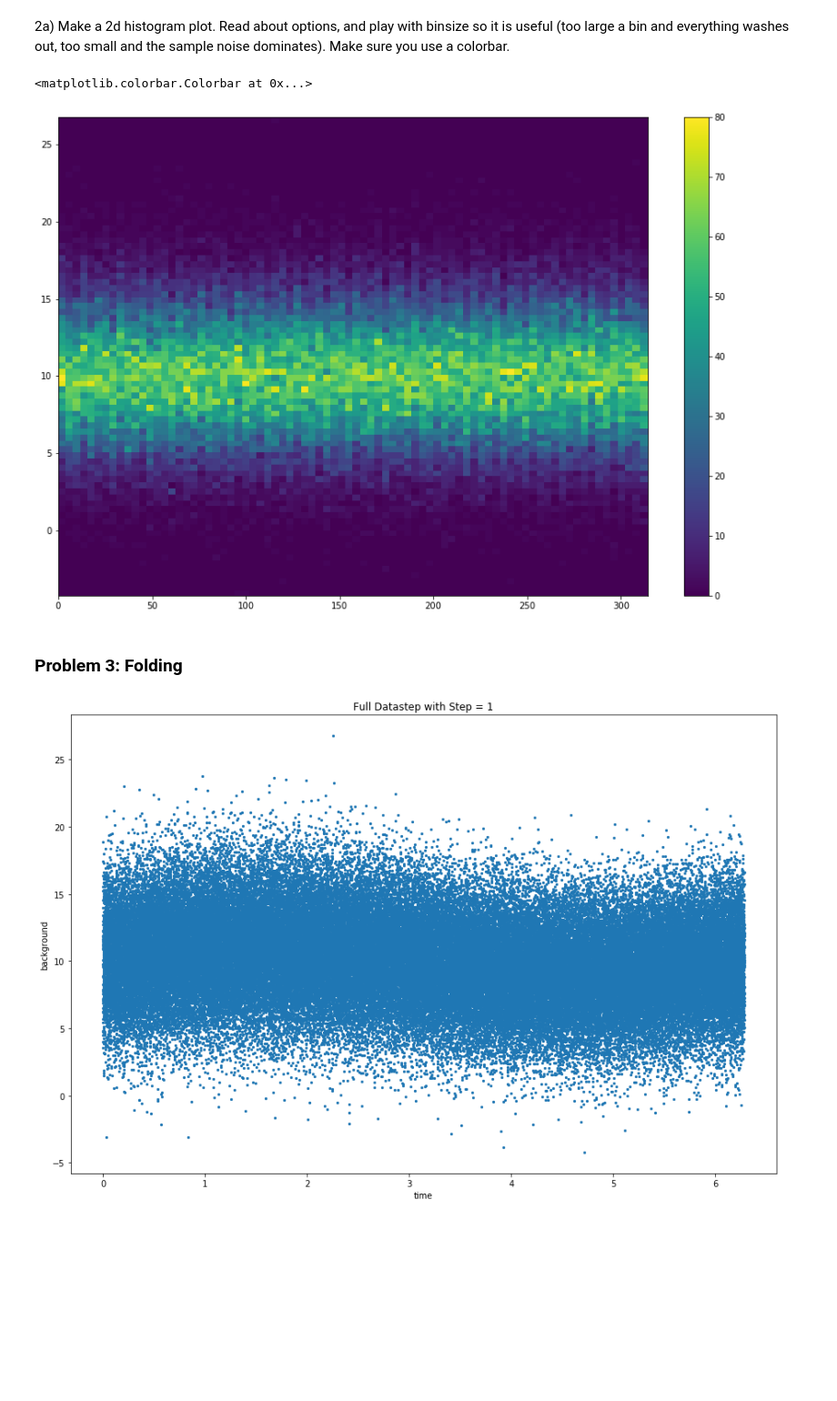
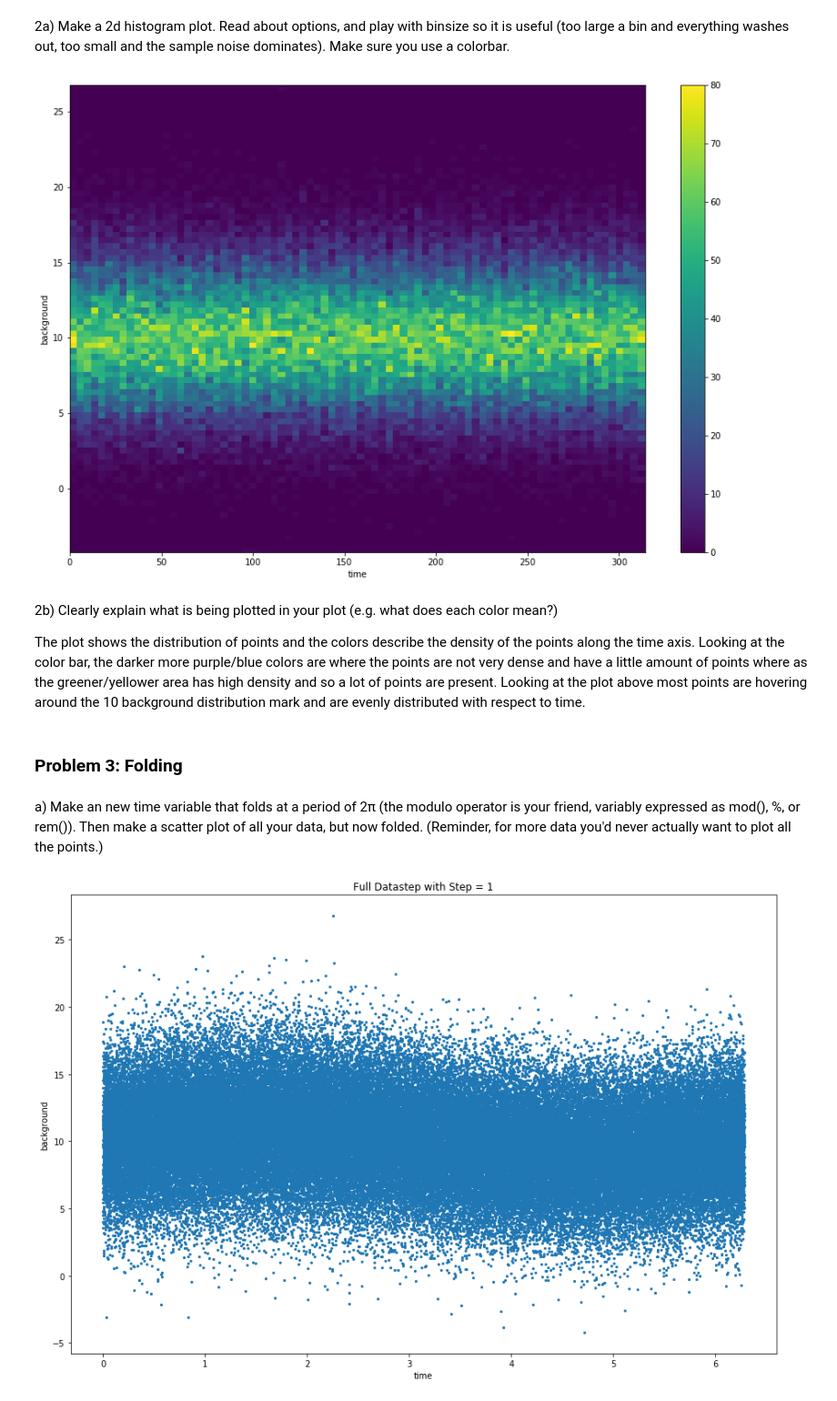
Before and after one commit to noahkim4648/Phys-434-Portfolio, a Jupyter notebook: Homework4.ipynb, the cells around one changed output. Shown at 91% size. Cells and saved outputs as stored; diff of their text form; code cells hidden in the pictures; blank space fills up the shorter version.

```diff
--- a/Homework4.ipynb
+++ b/Homework4.ipynb
@@ -77,12 +77,19 @@ slice_plot(t, bkgd,0, -1, 100)
 2a) Make a 2d histogram plot. Read about options, and play with binsize so it is useful (too large a bin and everything washes out, too small and the sample noise dominates). Make sure you use a colorbar.
 # %%
 plt.hist2d(t, bkgd, bins=80);
+plt.xlabel('time')
+plt.ylabel('background')
 plt.colorbar();
 # %% [output]
-<matplotlib.colorbar.Colorbar at 0x...>
-[figure, old version]
+[figure, new version]
+# %% [markdown]
+2b) Clearly explain what is being plotted in your plot (e.g. what does each color mean?)
+
+The plot shows the distribution of points and the colors describe the density of the points along the time axis. Looking at the color bar, the darker more purple/blue colors are where the points are not very dense and have a little amount of points where as the greener/yellower area has high density and so a lot of points are present. Looking at the plot above most points are hovering around the 10 background distribution mark and are evenly distributed with respect to time.
 # %% [markdown]
 ### Problem 3: Folding
+# %% [markdown]
+a) Make an new time variable that folds at a period of  2π  (the modulo operator is your friend, variably expressed as mod(), %, or rem()). Then make a scatter plot of all your data, but now folded. (Reminder, for more data you'd never actually want to plot all the points.)
 # %%
 t_mod = np.mod(t,(np.pi*2))
 # %%
```
Also changed, not shown: parts of 4 cells of this notebook.
